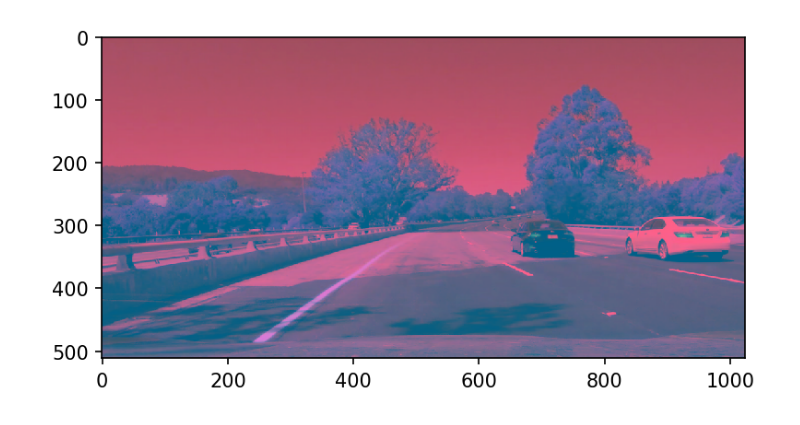
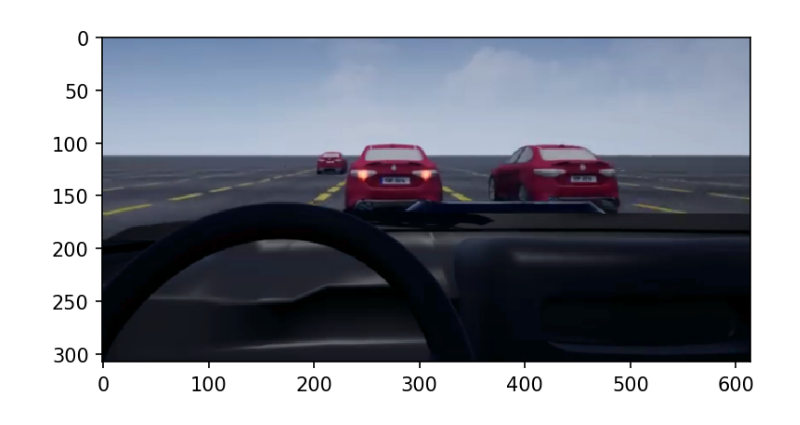
Before and after one commit to hesham-akmal/Brain-ADAS, a Jupyter notebook: CarDetection/OpenCV_test.ipynb, the cells around one changed output. Drawn from its saved outputs; the diff is of its cells as text; code cells hidden in the pictures.

```diff
--- a/CarDetection/OpenCV_test.ipynb
+++ b/CarDetection/OpenCV_test.ipynb
@@ -26,8 +31,14 @@ f = 1568
+# %%
+def get_hog(img):
+    hog_res = np.empty(0)
+    for i in range(3):
+        #hog_res = np.append(hog_res, feature.hog(img[:,:,i], orientations=n_angles, pixels_per_cell=(n_cell_pxls, n_cell_pxls),cells_per_block=(n_block_cells, n_block_cells), transform_sqrt=True, block_norm="L1"))
+        hog_res = np.append(hog_res, hog.compute(img[:,:,i]))
+    return hog_res
 # %%
 t = time.time()
 
-x = np.zeros((n_imgs,f) , dtype=np.float)
-print(n_hist*3)
+x = np.zeros((n_imgs,n_hist_vals*3) , dtype=np.float)
 y = np.zeros((n_imgs) , dtype=np.float)
 
 vehicles_data_path = os.getcwd() + '\\Vehicles\\'
@@ -38,22 +49,22 @@ img_index = 1
 for i in range(0 , n_imgs//2 , 2):
     #img = io.imread(vehicles_data_path + "v_ (" + str(img_index) + ").png")
     img = readimg(vehicles_data_path + "v_ (" + str(img_index) + ").png")
-    #img = resize(img, (n_win, n_win), anti_aliasing=True)
-    #x[i,:] = Block_Normalization(get_hist_grid(img , n_cell))
-    #get_hist_grid(img)
-    #Block_Normalization_Preprocess()
-    #x[i,:] = Block_Normalization(0,0)
-    x[i,:] = feature.hog(img, orientations=8, pixels_per_cell=(ppc, ppc),cells_per_block=(nb, nb), transform_sqrt=True, block_norm="L1")
+    #img = resize(img, (n_win_width, n_win_width), anti_aliasing=True)
+    #x[i,:] = Block_Normalization(get_hist_grid(img , n_cell_pxls))
+    '''get_hist_grid(img)
+    Block_Normalization_Preprocess()
+    x[i,:] = Block_Normalization(0,0)'''
+    x[i,:] = get_hog(img)
     y[i] = 1.0
 
     #img = io.imread(non_vehicles_data_path + "nv_ (" + str(img_index) + ").png")
     img = readimg(non_vehicles_data_path + "nv_ (" + str(img_index) + ").png")
-    #img = resize(img, (n_win, n_win), anti_aliasing=True)
-    #x[i+1,:] = Block_Normalization(get_hist_grid(img , n_cell))
-    #get_hist_grid(img)
-    #Block_Normalization_Preprocess()
-    #x[i+1,:] = Block_Normalization(0,0)
-    x[i+1,:] = feature.hog(img, orientations=8, pixels_per_cell=(ppc, ppc),cells_per_block=(nb, nb), transform_sqrt=True, block_norm="L1")
+    #img = resize(img, (n_win_width, n_win_width), anti_aliasing=True)
+    #x[i+1,:] = Block_Normalization(get_hist_grid(img , n_cell_pxls))
+    '''get_hist_grid(img)
+    Block_Normalization_Preprocess()
+    x[i+1,:] = Block_Normalization(0,0)'''
+    x[i+1,:] = get_hog(img)
     y[i+1] = 0.0
 
     img_index += 1
@@ -160,11 +168,11 @@ def get_heatmap(img, win_width, step):
     return fin_pxl_mat
 # %%
 t4 = time.time()
-im = readimg('x2.jpg')
-#im = Crop_Image(im, 4)
-im = resize(im, (512, 1024), anti_aliasing=True)
+im = readimg('x3.png')
+im = Crop_Image(im, 4)
+im = cv2.resize(im, (614, 308))
 print(im.shape)
-qt = get_heatmap(im , n_win, n_cell)
+qt = get_heatmap(im , n_win_width, n_cell_pxls)
 t5 = time.time()
 print("Image reading and Heatmap generation Time: ", t5-t4)
 #print(qt)
@@ -181,4 +189,4 @@ display(qt, True)
 # %%
-display(im, False)
+display(cv2.cvtColor(im, cv2.COLOR_LUV2RGB), False)
 # %% [output]
-[figure, old version]
+[figure, new version]
```
Also changed, not shown: parts of 8 cells of this notebook.
